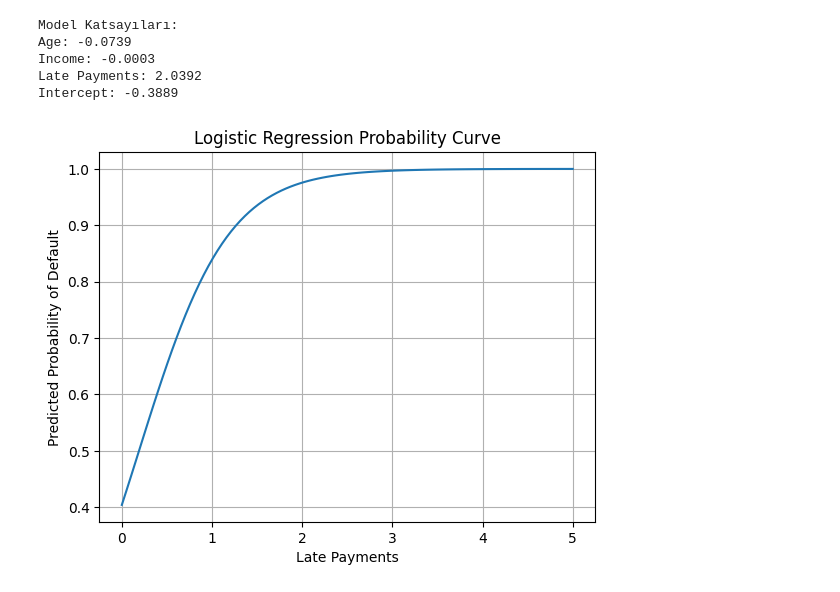
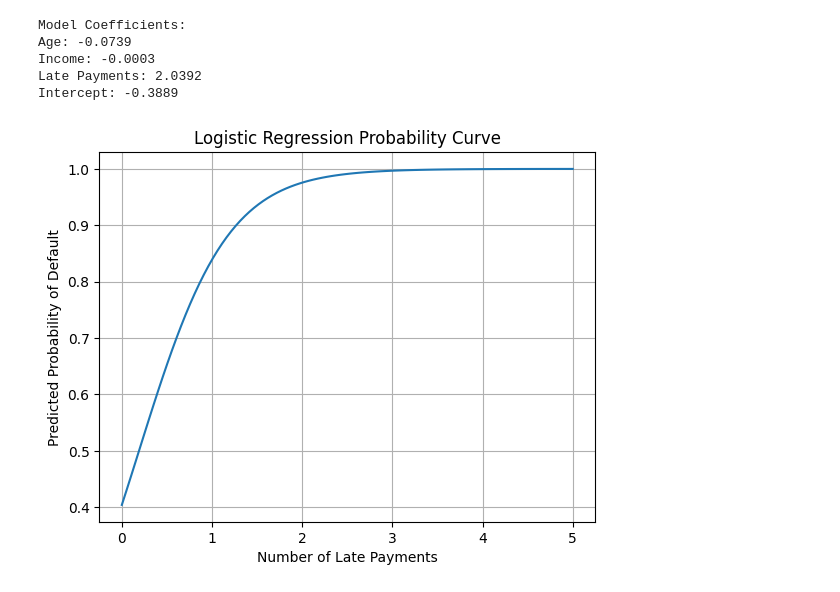
Before and after one commit to ebceran/basic-logistic-regression-learning-project, a Jupyter notebook: basic_logistic_regression_learning_project.ipynb, the cells around one changed output. Cells and saved outputs as stored; diff of their text form; code cells hidden in the pictures.

```diff
--- a/basic_logistic_regression_learning_project.ipynb
+++ b/basic_logistic_regression_learning_project.ipynb
@@ -6,7 +6,7 @@ import pandas as pd
 from sklearn.linear_model import LogisticRegression
 import matplotlib.pyplot as plt
 
-# Rastgele örnek veri
+# Random sample data
 np.random.seed(0)
 n = 120
 
@@ -14,7 +14,7 @@ age = np.random.randint(18, 70, n)
 income = np.random.randint(1500, 7000, n)
 late_payments = np.random.randint(0, 6, n)
 
-# Gerçek hayata benzeyen risk kuralı
+# Real-life risk rule
 risk_score = (
     -0.03 * age +
     -0.0002 * income +
@@ -22,48 +22,48 @@ risk_score = (
     np.random.normal(0, 0.5, n)
 )
 
-# Logistic dönüşüm
+# Logistic transformation
 prob = 1 / (1 + np.exp(-risk_score))
 
-# 0 veya 1'e çevirelim
+# Let's change it to 0 or 1
 y = (prob > 0.5).astype(int)
 
 df = pd.DataFrame({
     "age": age,
     "income": income,
     "late_payments": late_payments,
     "y": y
 })
 
-# Modeli kur
+# Setup Model
 model = LogisticRegression()
 model.fit(df[['age', 'income', 'late_payments']], df['y'])
 
-# Katsayılar
+# Extract coefficients
 coef = model.coef_[0]
 intercept = model.intercept_[0]
 
-print("Model Katsayıları:")
+print("Model Coefficients:")
 print(f"Age: {coef[0]:.4f}")
 print(f"Income: {coef[1]:.4f}")
 print(f"Late Payments: {coef[2]:.4f}")
 print(f"Intercept: {intercept:.4f}")
 
-# -- Probability grafiği için Late Payments üzerinden çizelim --
-x_plot = np.linspace(0,5,100)
+# -- Plot probability curve based on Late Payments --
+x_plot = np.linspace(0, 5, 100)
 score = (coef[2] * x_plot + intercept)
 prob_plot = 1 / (1 + np.exp(-score))
 
 plt.plot(x_plot, prob_plot)
-plt.xlabel("Late Payments")
+plt.xlabel("Number of Late Payments")
 plt.ylabel("Predicted Probability of Default")
 plt.title("Logistic Regression Probability Curve")
 plt.grid(True)
 plt.show()
 # %% [output]
-Model Katsayıları:
+Model Coefficients:
 Age: -0.0739
 Income: -0.0003
 Late Payments: 2.0392
 Intercept: -0.3889
-[figure, old version]
+[figure, new version]
```
